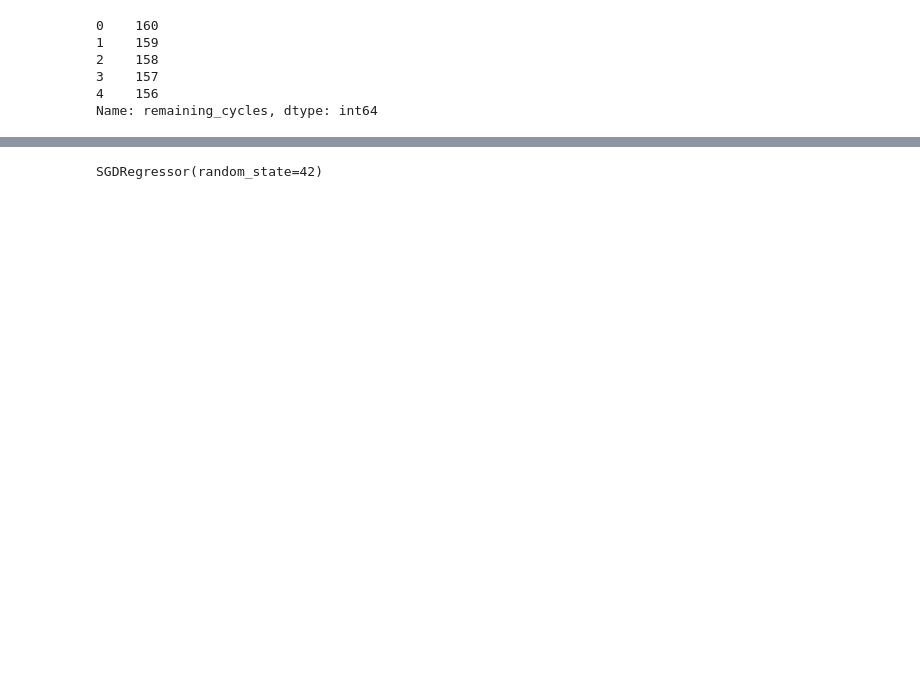
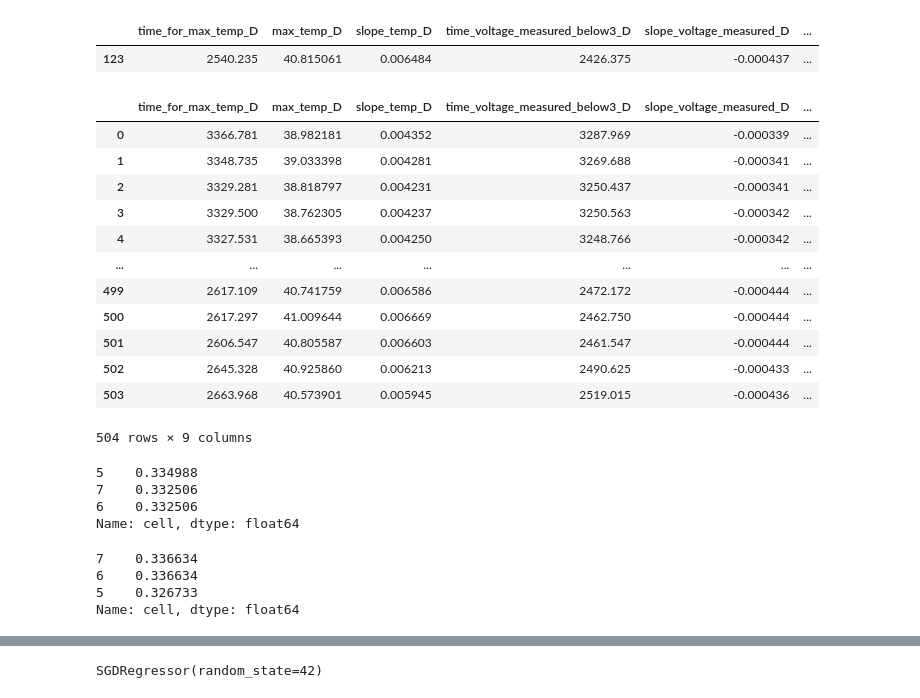
Before and after one commit to natskiu/Nasa-Battery, a Jupyter notebook: Test.ipynb, the cells around one changed output, grey strips where cells are left out. Saved outputs shown, nothing was run; the diff lists cells and outputs as text; code cells hidden in the pictures; blank space fills up the shorter version.

```diff
--- a/Test.ipynb
+++ b/Test.ipynb
@@ -30,9 +6,0 @@ y = df.remaining_cycles
-# %%
-y.head()
-# %% [output]
-0    160
-1    159
-2    158
-3    157
-4    156
-Name: remaining_cycles, dtype: int64
@@ -42,0 +15,5 @@ X_train, X_test, y_train, y_test = train_test_split(X, y, random_state=42)
+# %%
+df_5[df_5.remaining_cycles == 0]
+# %% [output]
+|  | time_for_max_temp_D | max_temp_D | slope_temp_D | time_voltage_measured_below3_D | slope_voltage_measured_D | ... |
+| 123 | 2540.235 | 40.815061 | 0.006484 | 2426.375 | -0.000437 | ... |
@@ -42,0 +24,22 @@ X_train, X_test, y_train, y_test = train_test_split(X, y, random_state=42)
+# %%
+df_5['cell'] = 5
+df_6['cell'] = 6
+df_7['cell'] = 7
+df_all = pd.concat([df_5, df_6, df_7])
+df_all.reset_index(inplace=True)
+df_all.drop(["index"], axis=1, inplace=True)
+df_all
+# %% [output]
+|  | time_for_max_temp_D | max_temp_D | slope_temp_D | time_voltage_measured_below3_D | slope_voltage_measured_D | ... |
+| 0 | 3366.781 | 38.982181 | 0.004352 | 3287.969 | -0.000339 | ... |
+| 1 | 3348.735 | 39.033398 | 0.004281 | 3269.688 | -0.000341 | ... |
+| 2 | 3329.281 | 38.818797 | 0.004231 | 3250.437 | -0.000341 | ... |
+| 3 | 3329.500 | 38.762305 | 0.004237 | 3250.563 | -0.000342 | ... |
+| 4 | 3327.531 | 38.665393 | 0.004250 | 3248.766 | -0.000342 | ... |
+| ... | ... | ... | ... | ... | ... | ... |
+| 499 | 2617.109 | 40.741759 | 0.006586 | 2472.172 | -0.000444 | ... |
+| 500 | 2617.297 | 41.009644 | 0.006669 | 2462.750 | -0.000444 | ... |
+| 501 | 2606.547 | 40.805587 | 0.006603 | 2461.547 | -0.000444 | ... |
+| 502 | 2645.328 | 40.925860 | 0.006213 | 2490.625 | -0.000433 | ... |
+| 503 | 2663.968 | 40.573901 | 0.005945 | 2519.015 | -0.000436 | ... |
+504 rows × 9 columns
@@ -42,0 +52,14 @@ X_train, X_test, y_train, y_test = train_test_split(X, y, random_state=42)
+# %%
+df_train.cell.value_counts()/ len(df_train)
+# %% [output]
+5    0.334988
+7    0.332506
+6    0.332506
+Name: cell, dtype: float64
+# %%
+df_test.cell.value_counts()/ len(df_test)
+# %% [output]
+7    0.336634
+6    0.336634
+5    0.326733
+Name: cell, dtype: float64
```
Also changed, not shown: parts of 19 cells of this notebook.
